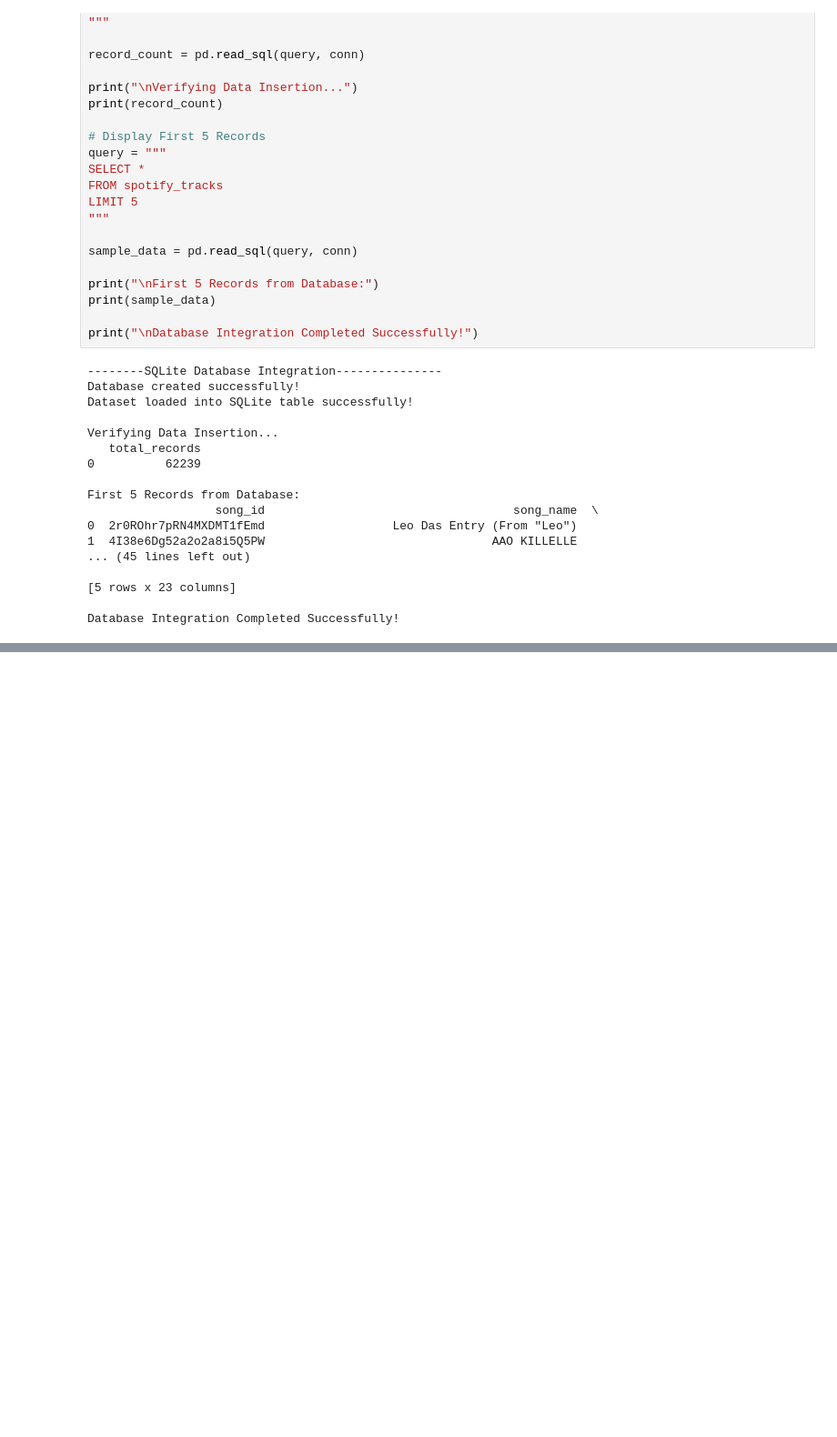
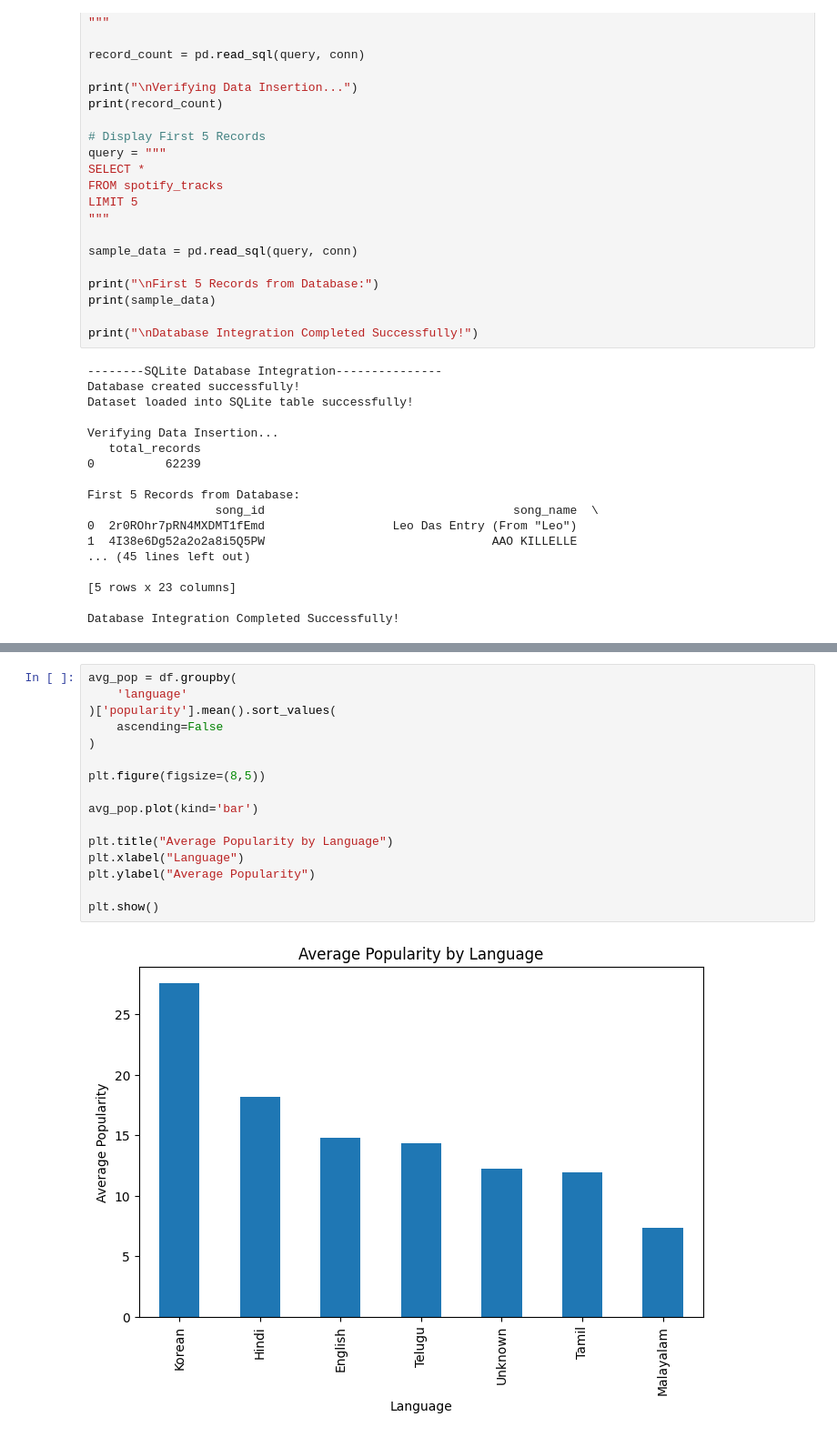
Before and after one commit to jashwanth-cse/Jashwanth-Codeboosters-Internship-2026, a Jupyter notebook: Phase_01_Data_Engineering/Phase1_Capstone_Project.ipynb, the cells around one changed output, grey strips where cells are left out. Shown at 91% size. Drawn from its saved outputs; the diff is of its cells as text; blank space fills up the shorter version.

```diff
--- a/Phase_01_Data_Engineering/Phase1_Capstone_Project.ipynb
+++ b/Phase_01_Data_Engineering/Phase1_Capstone_Project.ipynb
@@ -334,0 +696,18 @@ print(result)
+# %%
+avg_pop = df.groupby(
+    'language'
+)['popularity'].mean().sort_values(
+    ascending=False
+)
+
+plt.figure(figsize=(8,5))
+
+avg_pop.plot(kind='bar')
+
+plt.title("Average Popularity by Language")
+plt.xlabel("Language")
+plt.ylabel("Average Popularity")
+
+plt.show()
+# %% [output]
+[figure, added]
```
Also changed, not shown: parts of 34 cells of this notebook.
